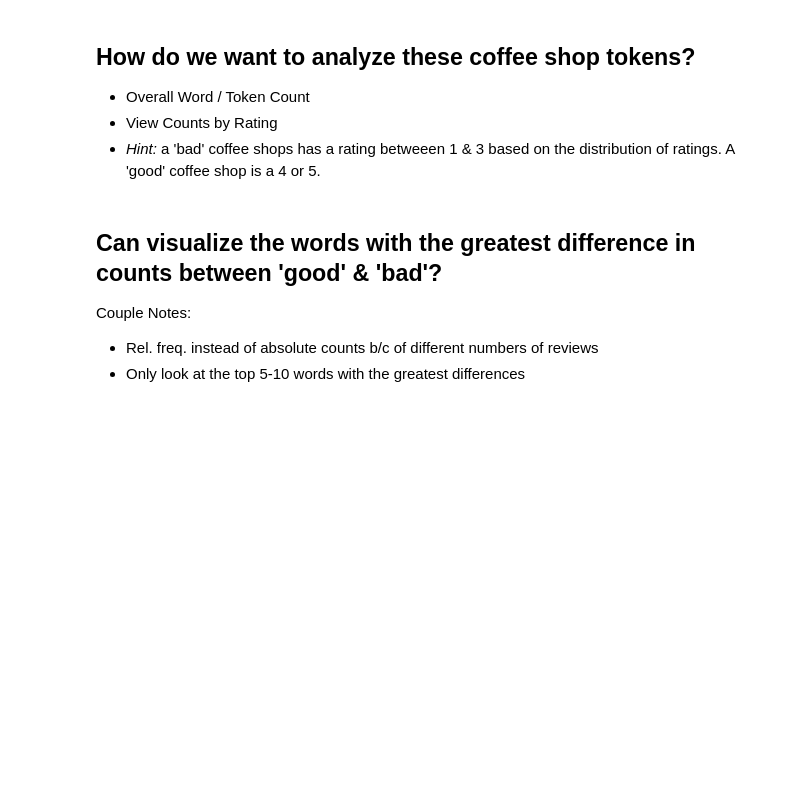
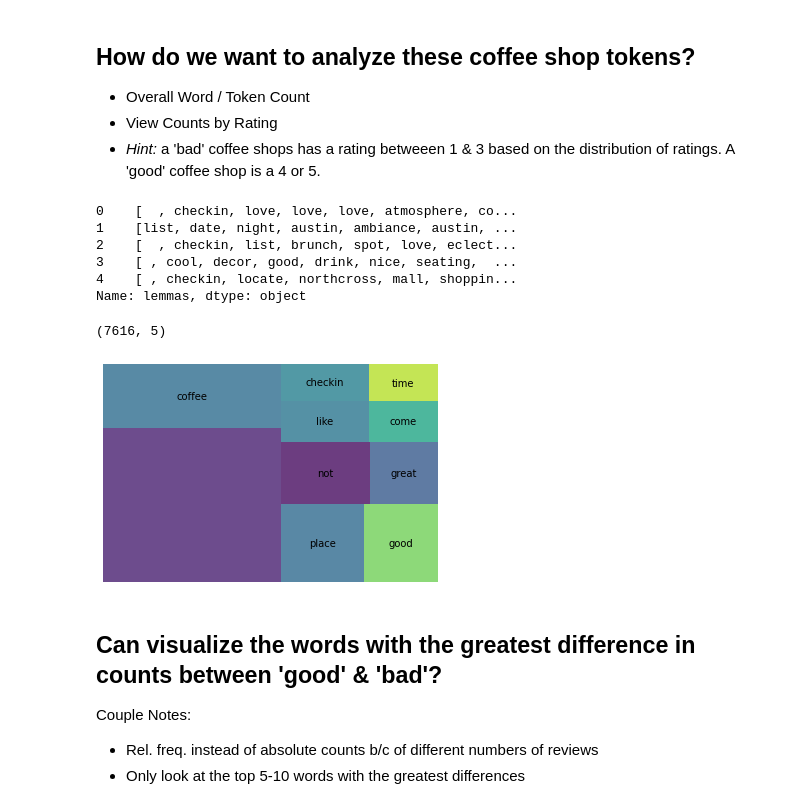
Before and after one commit to nedprz/DS-Unit-4-Sprint-1-NLP, a Jupyter notebook: module1-text-data/LS_DS_411_Text_Data_Assignment.ipynb, the cells around one changed output. Cells and saved outputs as stored; diff of their text form; code cells hidden in the pictures; blank space fills up the shorter version.

Commit message:
making progress with visualizations

```diff
--- a/module1-text-data/LS_DS_411_Text_Data_Assignment.ipynb
+++ b/module1-text-data/LS_DS_411_Text_Data_Assignment.ipynb
@@ -102,8 +155,46 @@ ideas    idea
 - Overall Word / Token Count
 - View Counts by Rating
 - *Hint:* a 'bad' coffee shops has a rating betweeen 1 & 3 based on the distribution of ratings. A 'good' coffee shop is a 4 or 5.
+# %%
+# Wrap it all in a function
+def get_lemmas(text):
+
+    lemmas = []
+
+    doc = nlp(text)
+
+    # Something goes here :P
+    for token in doc:
+        if ((token.is_stop == False) and (token.is_punct == False)) and (token.pos_ != 'PRON'):
+            lemmas.append(token.lemma_)
+
+    return lemmas
+# %%
+shops['lemmas'] = shops['tokens'].apply(get_lemmas)
+# %%
+shops['lemmas'].head()
+# %% [output]
+0    [  , checkin, love, love, love, atmosphere, co...
+1    [list, date, night, austin, ambiance, austin, ...
+2    [  , checkin, list, brunch, spot, love, eclect...
+3    [ , cool, decor, good, drink, nice, seating,  ...
+4    [ , checkin, locate, northcross, mall, shoppin...
+Name: lemmas, dtype: object
 # %%
-shops['quality'] =
+shops.shape
+# %% [output]
+(7616, 5)
+# %%
+wc= count(shops['lemmas'])
+wc = wc[wc['rank'] <= 10]
+# %%
+import squarify
+import matplotlib.pyplot as plt
+squarify.plot(sizes=wc['pct_total'], label=wc['word'], alpha=.8 )
+plt.axis('off')
+plt.show()
+# %% [output]
+[figure, added]
 # %% [markdown]
 ## Can visualize the words with the greatest difference in counts between 'good' & 'bad'?
 
```
Also changed, not shown: parts of 5 cells of this notebook.
